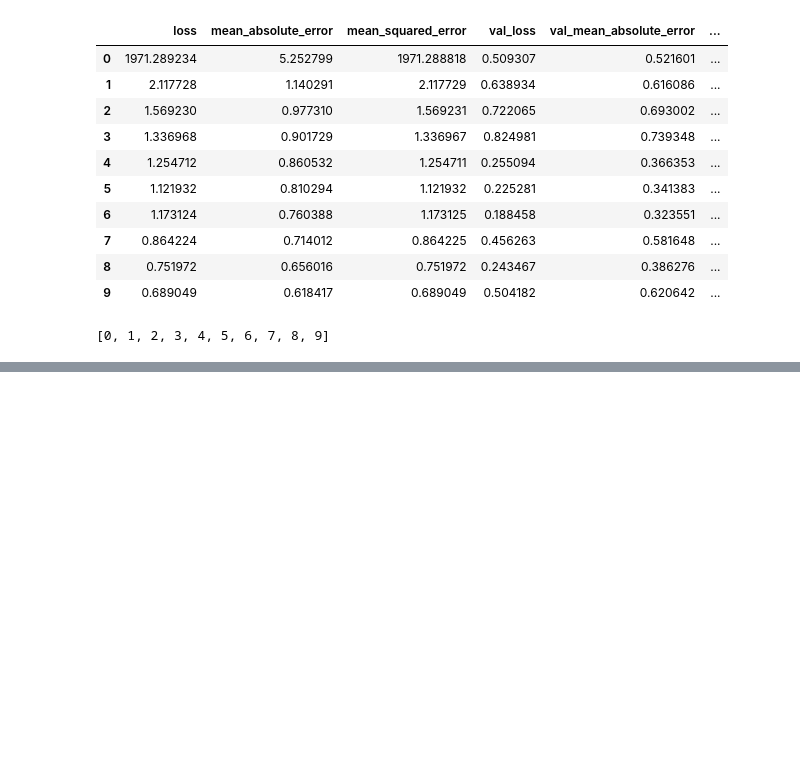
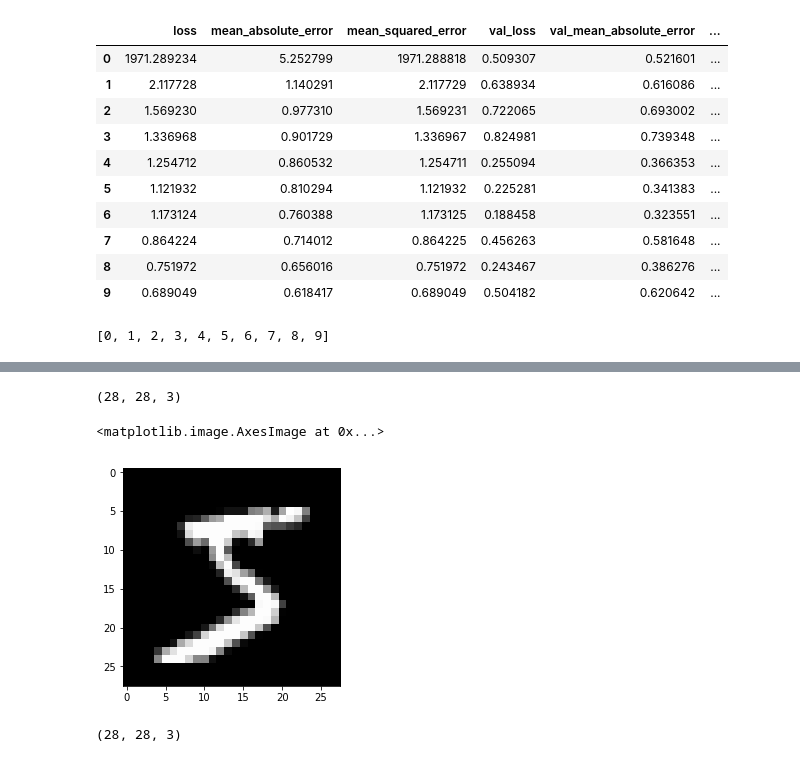
Before and after one commit to sutt/betapilot, a Jupyter notebook: books/build_tf_challenge_2.ipynb, the cells around one changed output, grey strips where cells are left out. Cells and saved outputs as stored; diff of their text form; code cells hidden in the pictures; blank space fills up the shorter version.

```diff
--- a/books/build_tf_challenge_2.ipynb
+++ b/books/build_tf_challenge_2.ipynb
@@ -520,0 +591,13 @@ Epoch 2/30
+# %%
+def to3d(img):
+    return np.stack( (img,)*3, axis=-1 )
+# %%
+x_train_3d = np.apply_along_axis(to3d,2, x_train)
+# %%
+img_new = x_train_3d[0]
+print (img_new.shape)
+plt.imshow(img_new)
+# %% [output]
+(28, 28, 3)
+<matplotlib.image.AxesImage at 0x...>
+[figure, added]
@@ -520,0 +610,6 @@ Epoch 2/30
+# %%
+input_shape = x_train_3d_norm[0].shape
+mb5.setInputShape(input_shape)
+print(mb5.inputShape)
+# %% [output]
+(28, 28, 3)
```
Also changed, not shown: parts of 30 cells of this notebook, 5 other files.
